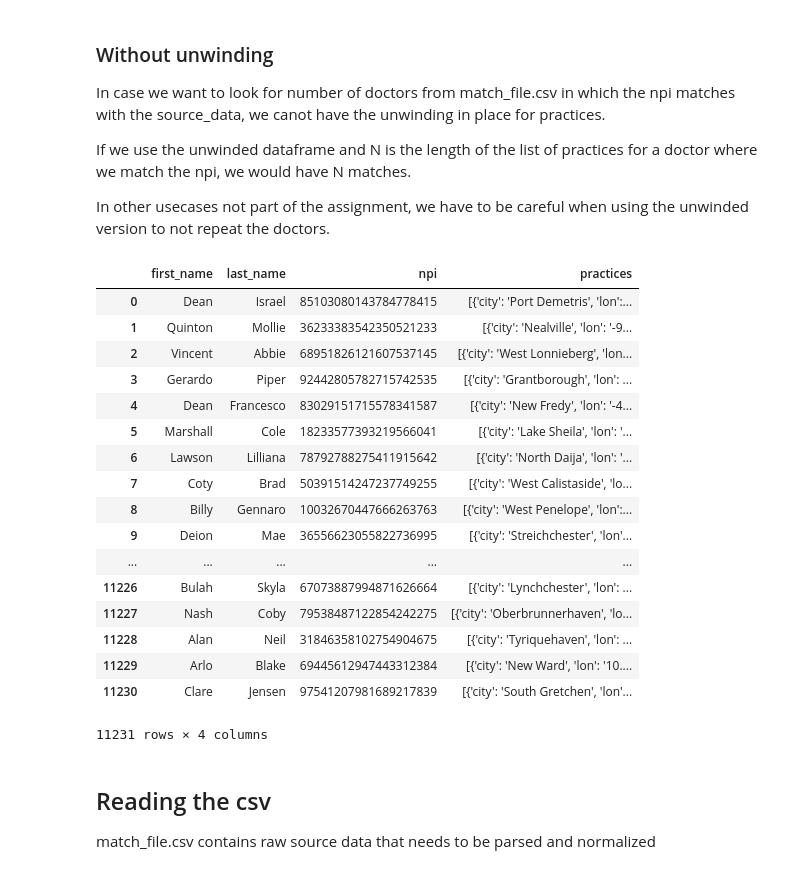
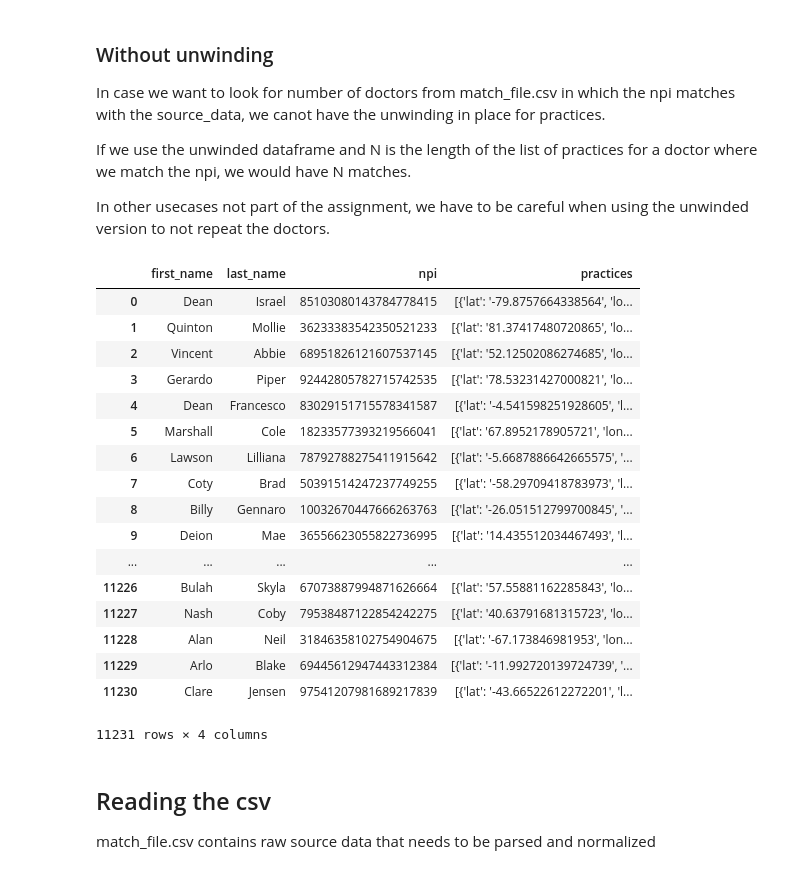
Before and after one commit to nanaky92/Python-Challenge, a Jupyter notebook: Data Analysis.ipynb, the cells around one changed output. Cells and saved outputs as stored; diff of their text form; code cells hidden in the pictures.

```diff
--- a/Data Analysis.ipynb
+++ b/Data Analysis.ipynb
@@ -152,31 +156,40 @@ In case we want to look for number of doctors from match_file.csv in which the n
 If we use the unwinded dataframe and N is the length of the list of practices for a doctor where we match the npi, we would have N matches.
 
 In other usecases not part of the assignment, we have to be careful when using the unwinded version to not repeat the doctors.
-# %%
-source_not_unwinded_df = json_normalize(source_data)
-
-source_not_unwinded_df.columns = ['first_name', 'last_name', 'npi', 'practices']
-
-source_not_unwinded_df
-# %% [output]
-|  | first_name | last_name | npi | practices |
-| 0 | Dean | Israel | 85103080143784778415 | [{'city': 'Port Demetris', 'lon':... |
-| 1 | Quinton | Mollie | 36233383542350521233 | [{'city': 'Nealville', 'lon': '-9... |
-| 2 | Vincent | Abbie | 68951826121607537145 | [{'city': 'West Lonnieberg', 'lon... |
-| 3 | Gerardo | Piper | 92442805782715742535 | [{'city': 'Grantborough', 'lon': ... |
-| 4 | Dean | Francesco | 83029151715578341587 | [{'city': 'New Fredy', 'lon': '-4... |
-| 5 | Marshall | Cole | 18233577393219566041 | [{'city': 'Lake Sheila', 'lon': '... |
-| 6 | Lawson | Lilliana | 78792788275411915642 | [{'city': 'North Daija', 'lon': '... |
-| 7 | Coty | Brad | 50391514247237749255 | [{'city': 'West Calistaside', 'lo... |
-| 8 | Billy | Gennaro | 10032670447666263763 | [{'city': 'West Penelope', 'lon':... |
-| 9 | Deion | Mae | 36556623055822736995 | [{'city': 'Streichchester', 'lon'... |
-| ... | ... | ... | ... | ... |
-| 11226 | Bulah | Skyla | 67073887994871626664 | [{'city': 'Lynchchester', 'lon': ... |
-| 11227 | Nash | Coby | 79538487122854242275 | [{'city': 'Oberbrunnerhaven', 'lo... |
-| 11228 | Alan | Neil | 31846358102754904675 | [{'city': 'Tyriquehaven', 'lon': ... |
-| 11229 | Arlo | Blake | 69445612947443312384 | [{'city': 'New Ward', 'lon': '10.... |
-| 11230 | Clare | Jensen | 97541207981689217839 | [{'city': 'South Gretchen', 'lon'... |
-11231 rows × 4 columns
+# %%
+def transform_source_data_without_unwinding(source_data, fields_not_to_unwind):
+    '''Form a DataFrame from a list of dictionaries.
+    Rename columns to follow name conventions as the csv'''
+    if len(source_data) != 0:
+        not_unwinded_naming_map = \
+            get_formatted_not_unwinded_fields(source_data[0], fields_not_to_unwind)[1]
+    else:
+        return None
+
+    return json_normalize(source_data).rename(
+        columns = not_unwinded_naming_map)
+
+source_not_unwinded_df = transform_source_data_without_unwinding(source_data, ["doctor"])
+source_not_unwinded_df
+# %% [output]
+|  | first_name | last_name | npi | practices |
+| 0 | Dean | Israel | 85103080143784778415 | [{'lat': '-79.8757664338564', 'lo... |
+| 1 | Quinton | Mollie | 36233383542350521233 | [{'lat': '81.37417480720865', 'lo... |
+| 2 | Vincent | Abbie | 68951826121607537145 | [{'lat': '52.12502086274685', 'lo... |
+| 3 | Gerardo | Piper | 92442805782715742535 | [{'lat': '78.53231427000821', 'lo... |
+| 4 | Dean | Francesco | 83029151715578341587 | [{'lat': '-4.541598251928605', 'l... |
+| 5 | Marshall | Cole | 18233577393219566041 | [{'lat': '67.8952178905721', 'lon... |
+| 6 | Lawson | Lilliana | 78792788275411915642 | [{'lat': '-5.6687886642665575', '... |
+| 7 | Coty | Brad | 50391514247237749255 | [{'lat': '-58.29709418783973', 'l... |
+| 8 | Billy | Gennaro | 10032670447666263763 | [{'lat': '-26.051512799700845', '... |
+| 9 | Deion | Mae | 36556623055822736995 | [{'lat': '14.435512034467493', 'l... |
+| ... | ... | ... | ... | ... |
+| 11226 | Bulah | Skyla | 67073887994871626664 | [{'lat': '57.55881162285843', 'lo... |
+| 11227 | Nash | Coby | 79538487122854242275 | [{'lat': '40.63791681315723', 'lo... |
+| 11228 | Alan | Neil | 31846358102754904675 | [{'lat': '-67.173846981953', 'lon... |
+| 11229 | Arlo | Blake | 69445612947443312384 | [{'lat': '-11.992720139724739', '... |
+| 11230 | Clare | Jensen | 97541207981689217839 | [{'lat': '-43.66522612272201', 'l... |
+11231 rows × 4 columns
 # %% [markdown]
 ## Reading the csv
 
```
Also changed, not shown: parts of 50 cells of this notebook.
